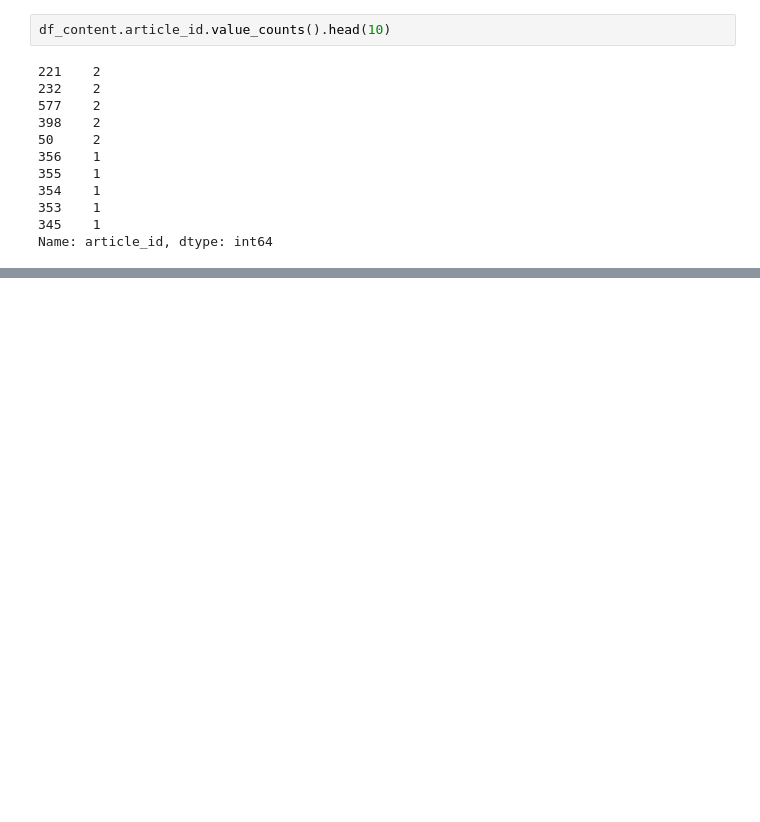
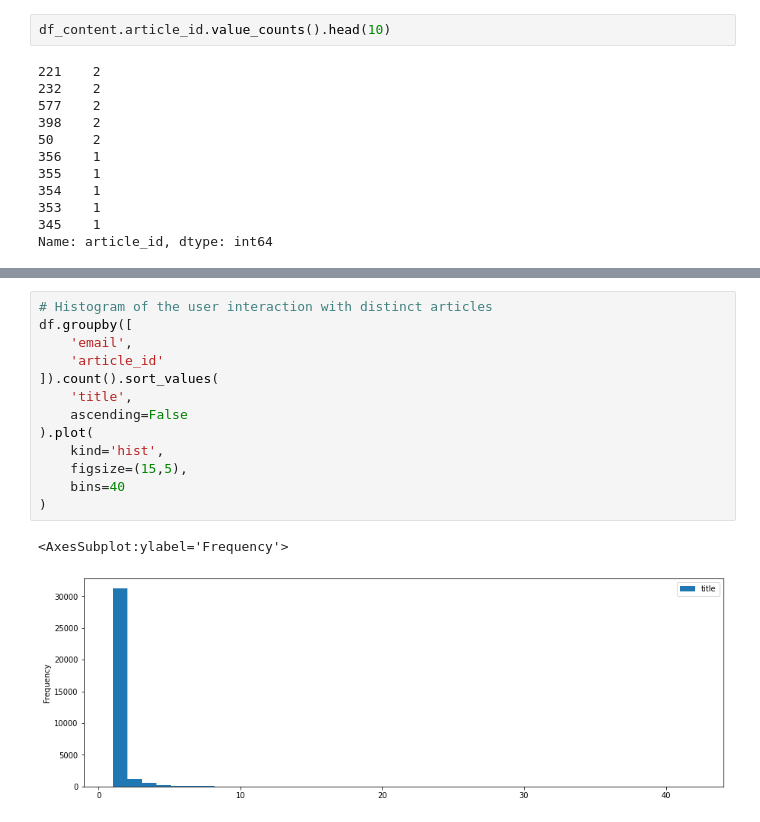
Before and after one commit to LarsTinnefeld/Recommendations_with_IBM, a Jupyter notebook: recomm_with_ibm.ipynb, the cells around one changed output, grey strips where cells are left out. Drawn from its saved outputs; the diff is of its cells as text; blank space fills up the shorter version.

```diff
--- a/recomm_with_ibm.ipynb
+++ b/recomm_with_ibm.ipynb
@@ -166,0 +262,16 @@ Name: article_id, dtype: int64
+# %%
+# Histogram of the user interaction with distinct articles
+df.groupby([
+    'email',
+    'article_id'
+]).count().sort_values(
+    'title',
+    ascending=False
+).plot(
+    kind='hist',
+    figsize=(15,5),
+    bins=40
+)
+# %% [output]
+<AxesSubplot:ylabel='Frequency'>
+[figure, added]
```
Also changed, not shown: parts of 26 cells of this notebook.
